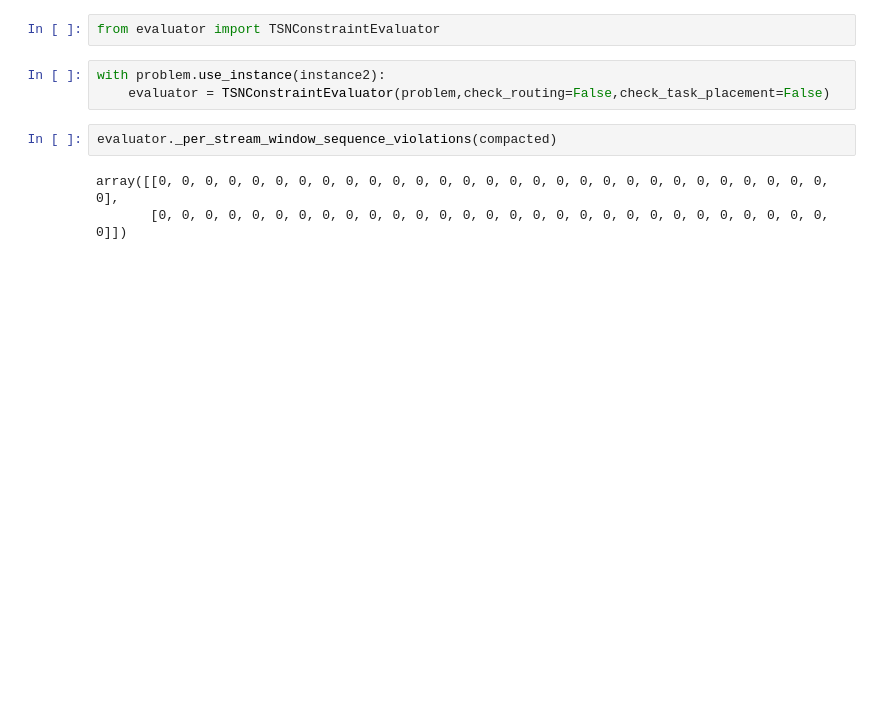
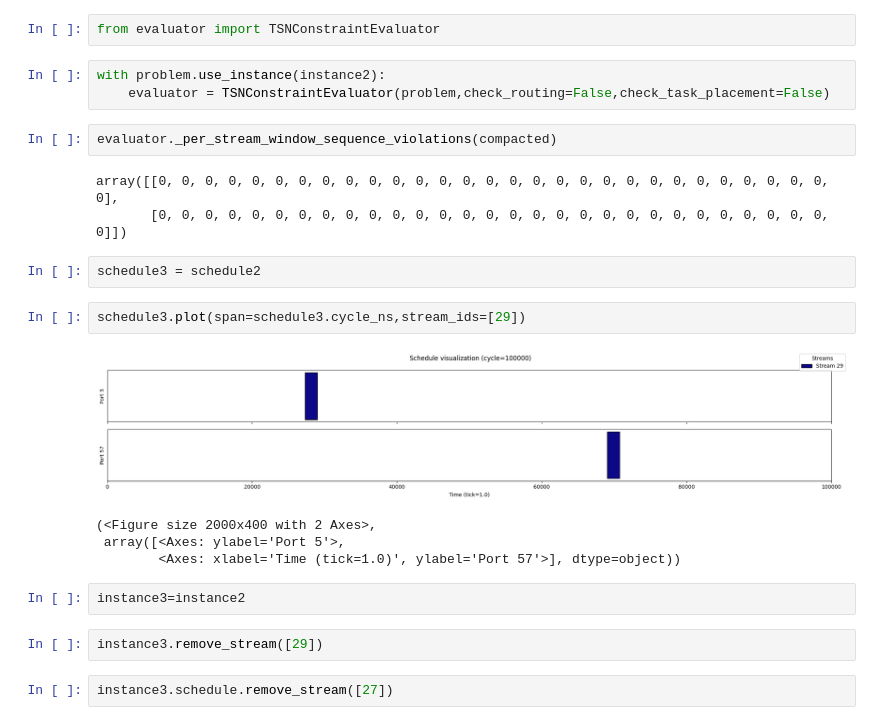
Before and after one commit to TSNTools/TSN_optimizer_platform, a Jupyter notebook: test_conversion.ipynb, the cells around one changed output. Saved outputs shown, nothing was run; the diff lists cells and outputs as text; blank space fills up the shorter version.

```diff
--- a/test_conversion.ipynb
+++ b/test_conversion.ipynb
@@ -380,3 +365,18 @@ evaluator._per_stream_window_sequence_violations(compacted)
 # %% [output]
 array([[0, 0, 0, 0, 0, 0, 0, 0, 0, 0, 0, 0, 0, 0, 0, 0, 0, 0, 0, 0, 0, 0, 0, 0, 0, 0, 0, 0, 0, 0],
        [0, 0, 0, 0, 0, 0, 0, 0, 0, 0, 0, 0, 0, 0, 0, 0, 0, 0, 0, 0, 0, 0, 0, 0, 0, 0, 0, 0, 0, 0]])
+# %%
+schedule3 = schedule2
+# %%
+schedule3.plot(span=schedule3.cycle_ns,stream_ids=[29])
+# %% [output]
+[figure, added]
+(<Figure size 2000x400 with 2 Axes>,
+ array([<Axes: ylabel='Port 5'>,
+        <Axes: xlabel='Time (tick=1.0)', ylabel='Port 57'>], dtype=object))
+# %%
+instance3=instance2
+# %%
+instance3.remove_stream([29])
+# %%
+instance3.schedule.remove_stream([27])
```
Also changed, not shown: parts of 9 cells of this notebook.
